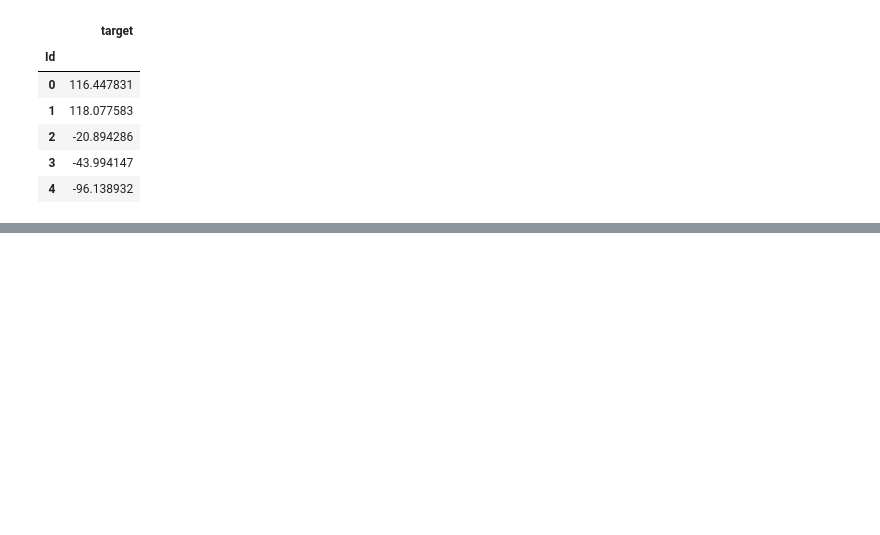
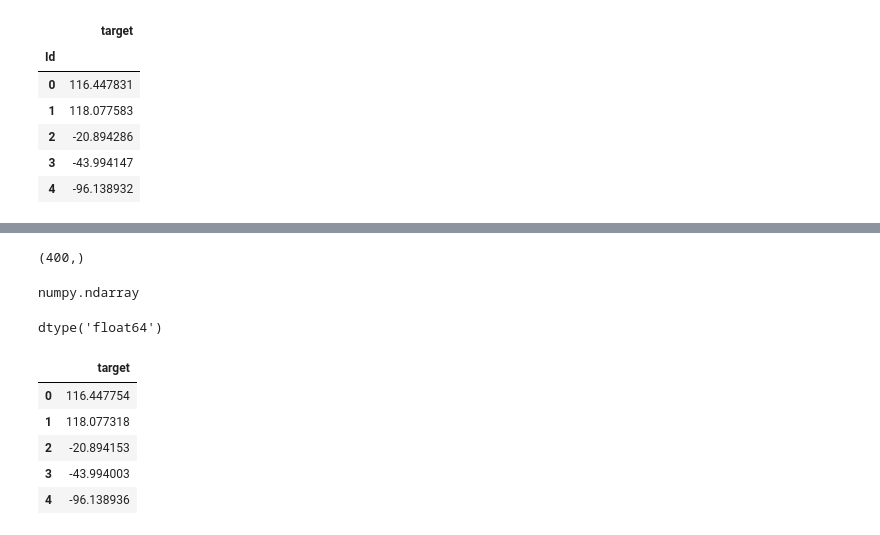
Before and after one commit to jugshaurya/Machine-Learning, a Jupyter notebook: Learn ML/01 - Supervised Learning/1- Regression/Assignment 2 - Air Quality Prediction (Multivariate Regression).ipynb, the cells around one changed output, grey strips where cells are left out. Cells and saved outputs as stored; diff of their text form; code cells hidden in the pictures; blank space fills up the shorter version.

```diff
--- a/Learn ML/01 - Supervised Learning/1- Regression/Assignment 2 - Air Quality Prediction (Multivariate Regression).ipynb
+++ b/Learn ML/01 - Supervised Learning/1- Regression/Assignment 2 - Air Quality Prediction (Multivariate Regression).ipynb
@@ -209,0 +257,2 @@ df.to_csv('Datasets/Assignment2_output.csv') # 33 rank with score of 0.96802
+# %%
+theta,error = gradientDescent_multivariate(X_train.values,Y_train.values)
@@ -209,0 +271,4 @@ df.to_csv('Datasets/Assignment2_output.csv') # 33 rank with score of 0.96802
+# %%
+hypo.shape
+# %% [output]
+(400,)
@@ -209,0 +277,8 @@ df.to_csv('Datasets/Assignment2_output.csv') # 33 rank with score of 0.96802
+# %%
+type(output)
+# %% [output]
+numpy.ndarray
+# %%
+output.dtype
+# %% [output]
+dtype('float64')
@@ -209,0 +287,9 @@ df.to_csv('Datasets/Assignment2_output.csv') # 33 rank with score of 0.96802
+# %%
+df.head()
+# %% [output]
+|  | target |
+| 0 | 116.447754 |
+| 1 | 118.077318 |
+| 2 | -20.894153 |
+| 3 | -43.994003 |
+| 4 | -96.138936 |
```
Also changed, not shown: parts of 12 cells of this notebook, 19 other files.
